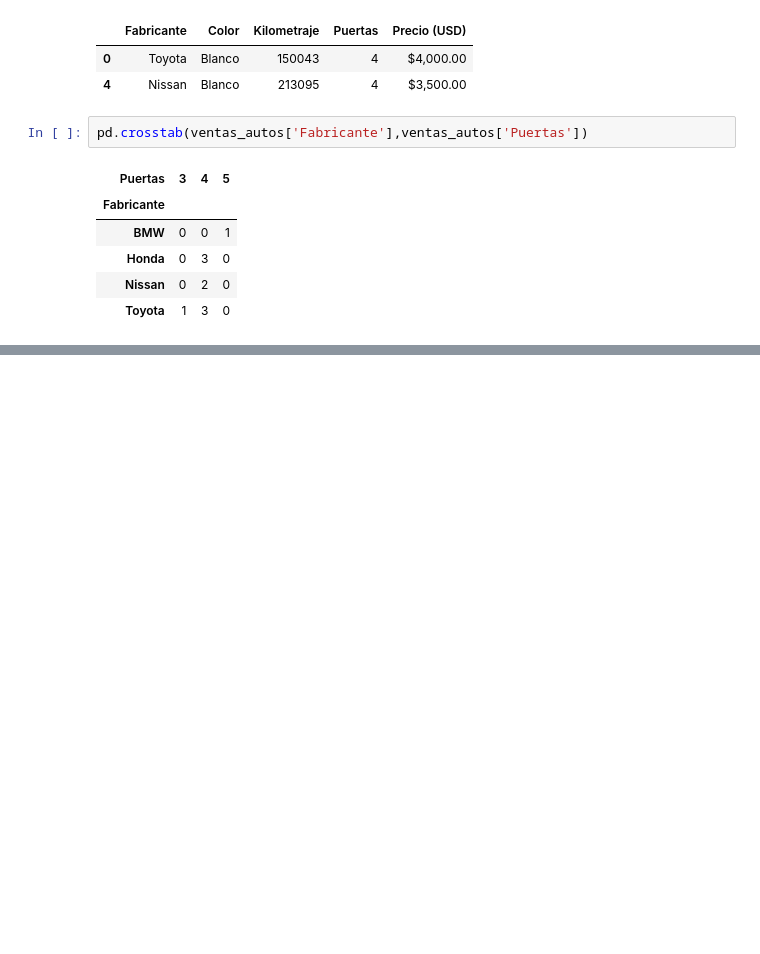
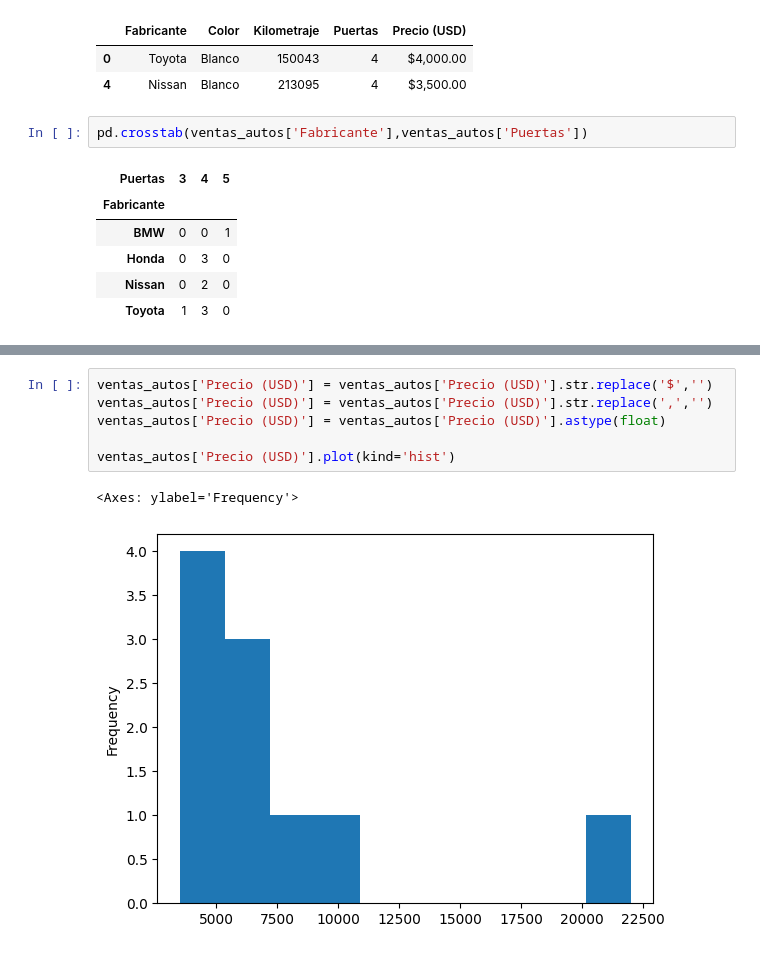
Before and after one commit to DanIngrao/My-Python-Repository, a Jupyter notebook: Practices/Practice 15/Practice15_3.ipynb, the cells around one changed output, grey strips where cells are left out. Cells and saved outputs as stored; diff of their text form; blank space fills up the shorter version.

```diff
--- a/Practices/Practice 15/Practice15_3.ipynb
+++ b/Practices/Practice 15/Practice15_3.ipynb
@@ -137,0 +151,9 @@ pd.crosstab(ventas_autos['Fabricante'],ventas_autos['Puertas'])
+# %%
+ventas_autos['Precio (USD)'] = ventas_autos['Precio (USD)'].str.replace('$','')
+ventas_autos['Precio (USD)'] = ventas_autos['Precio (USD)'].str.replace(',','')
+ventas_autos['Precio (USD)'] = ventas_autos['Precio (USD)'].astype(float)
+
+ventas_autos['Precio (USD)'].plot(kind='hist')
+# %% [output]
+<Axes: ylabel='Frequency'>
+[figure, added]
```
Also changed, not shown: parts of 2 cells of this notebook.
